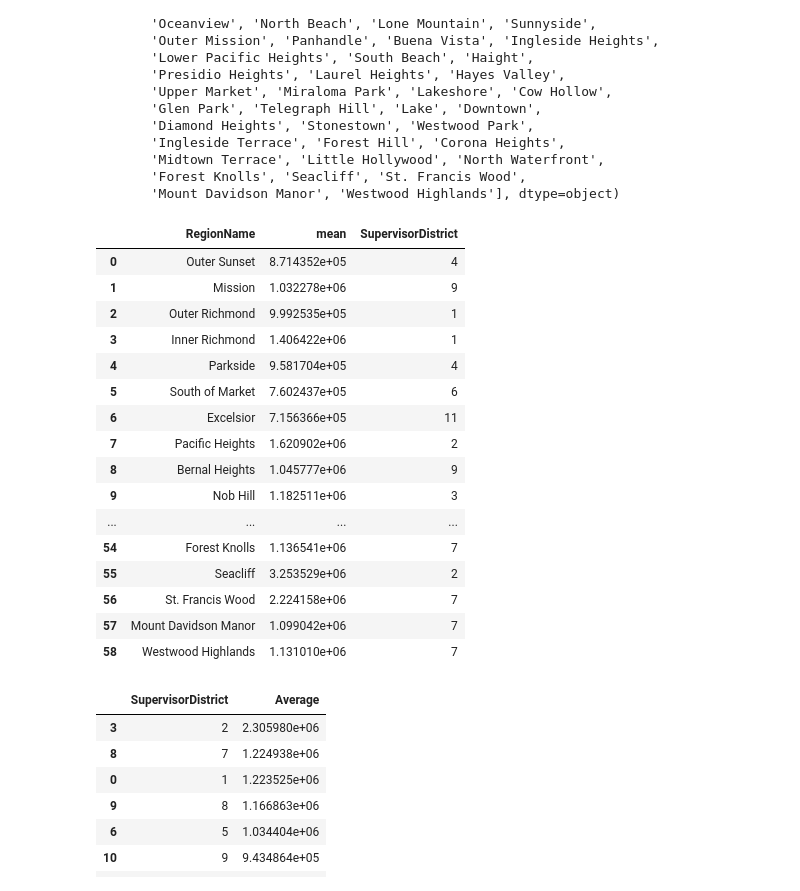
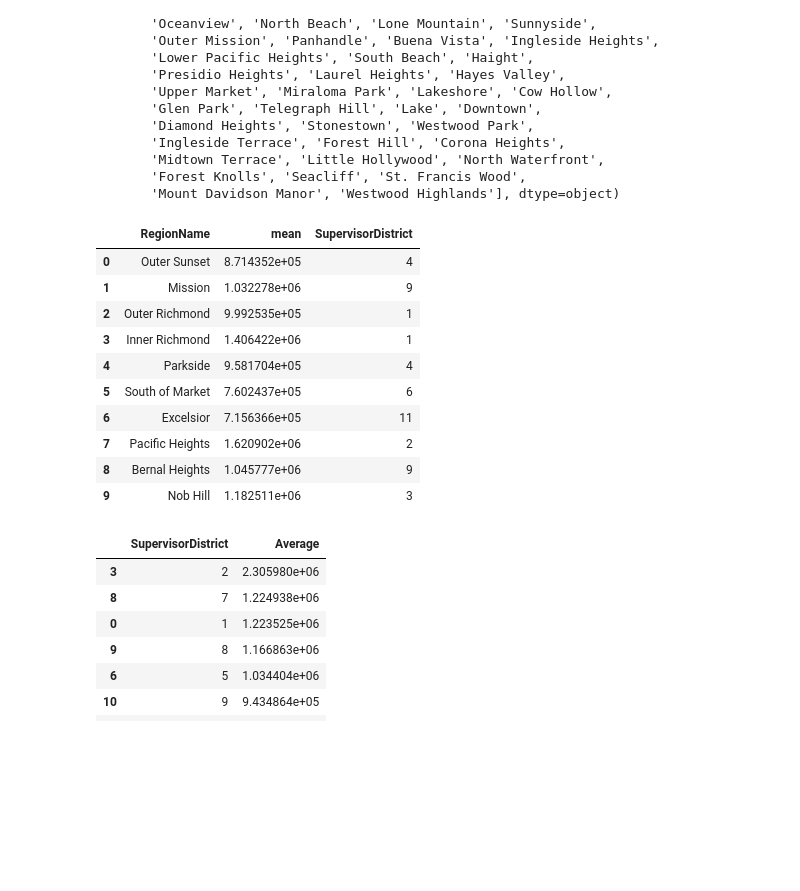
Before and after one commit to EmiliaPaz/EECS731_FinalProject, a Jupyter notebook: notebooks/PropertyValueRegression.ipynb, the cells around one changed output. Drawn from its saved outputs; the diff is of its cells as text; code cells hidden in the pictures; blank space fills up the shorter version.

```diff
--- a/notebooks/PropertyValueRegression.ipynb
+++ b/notebooks/PropertyValueRegression.ipynb
@@ -43,40 +43,34 @@ array(['Outer Sunset', 'Mission', 'Outer Richmond', 'Inner Richmond',
 ngbh_dist = {'Outer Sunset': '4', 'Mission': '9', 'Outer Richmond': '1', 'Inner Richmond': '1',
        'Parkside': '4', 'South of Market': '6', 'Excelsior': '11', 'Pacific Heights': '2',
        'Bernal Heights': '9', 'Nob Hill': '3', 'Portola': '9', 'Western Addition': '5',
        'Bayview': '10', 'Potrero Hill': '10', 'Noe Valley': '8', 'Inner Sunset': '5',
        'Visitacion Valley': '10', 'Crocker Amazon': '11', 'Golden Gate Heights': '7',
        'Marina': '2', 'Ingleside': '11', 'Mission Terrace': '11', 'Silver Terrace': '10',
        'Oceanview': '11', 'North Beach': '3', 'Lone Mountain': '1', 'Sunnyside': '7',
        'Outer Mission': '11', 'Panhandle': '5', 'Buena Vista': '8', 'Ingleside Heights': '11',
        'Lower Pacific Heights': '5', 'South Beach': '6', 'Haight': '5',
        'Presidio Heights': '2', 'Laurel Heights': '2', 'Hayes Valley': '5',
        'Upper Market': '6', 'Miraloma Park': '7', 'Lakeshore': '7', 'Cow Hollow': '2',
        'Glen Park': '8', 'Telegraph Hill': '3', 'Lake': '2', 'Downtown': '3',
        'Diamond Heights': '8', 'Stonestown': '7', 'Westwood Park': '7',
        'Ingleside Terrace': '7', 'Forest Hill': '7', 'Corona Heights': '8',
        'Midtown Terrace':'7', 'Little Hollywood':'10', 'North Waterfront': '3',
        'Forest Knolls': '7', 'Seacliff': '2', 'St. Francis Wood':'7',
        'Mount Davidson Manor': '7', 'Westwood Highlands': '7'}
 df_property["SupervisorDistrict"] = df_property["RegionName"].apply(lambda x: ngbh_dist.get(x))
-df_property
+df_property.head(10)
 # %% [output]
 |  | RegionName | mean | SupervisorDistrict |
 | 0 | Outer Sunset | 8.714352e+05 | 4 |
 | 1 | Mission | 1.032278e+06 | 9 |
 | 2 | Outer Richmond | 9.992535e+05 | 1 |
 | 3 | Inner Richmond | 1.406422e+06 | 1 |
 | 4 | Parkside | 9.581704e+05 | 4 |
 | 5 | South of Market | 7.602437e+05 | 6 |
 | 6 | Excelsior | 7.156366e+05 | 11 |
 | 7 | Pacific Heights | 1.620902e+06 | 2 |
 | 8 | Bernal Heights | 1.045777e+06 | 9 |
 | 9 | Nob Hill | 1.182511e+06 | 3 |
-| ... | ... | ... | ... |
-| 54 | Forest Knolls | 1.136541e+06 | 7 |
-| 55 | Seacliff | 3.253529e+06 | 2 |
-| 56 | St. Francis Wood | 2.224158e+06 | 7 |
-| 57 | Mount Davidson Manor | 1.099042e+06 | 7 |
-| 58 | Westwood Highlands | 1.131010e+06 | 7 |
 # %%
 df_property=df_property.rename(columns={"mean": "Average"})
 df_Avg=df_property.groupby(df_property['SupervisorDistrict'], as_index=False).Average.mean()
```
Also changed, not shown: parts of 7 cells of this notebook, 5 other files.
